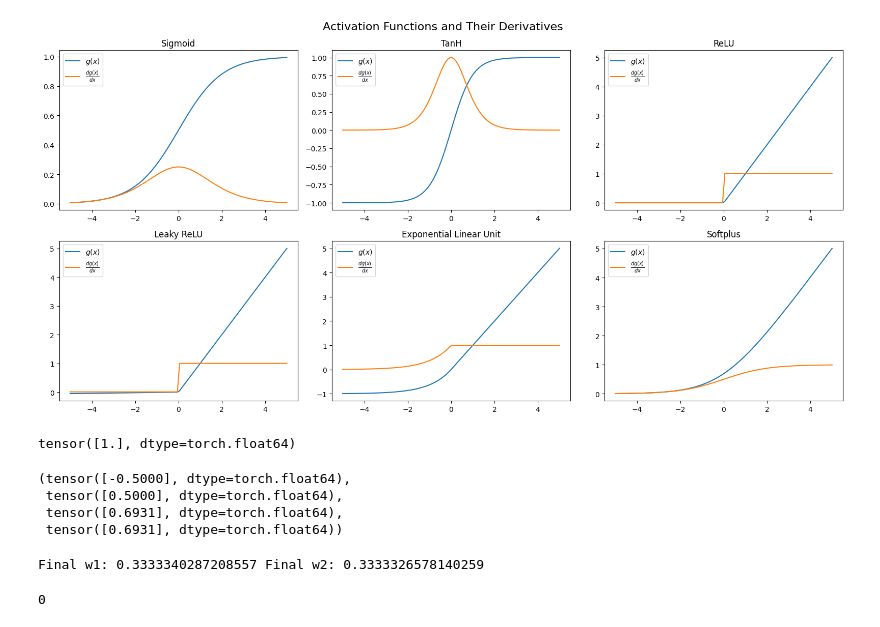
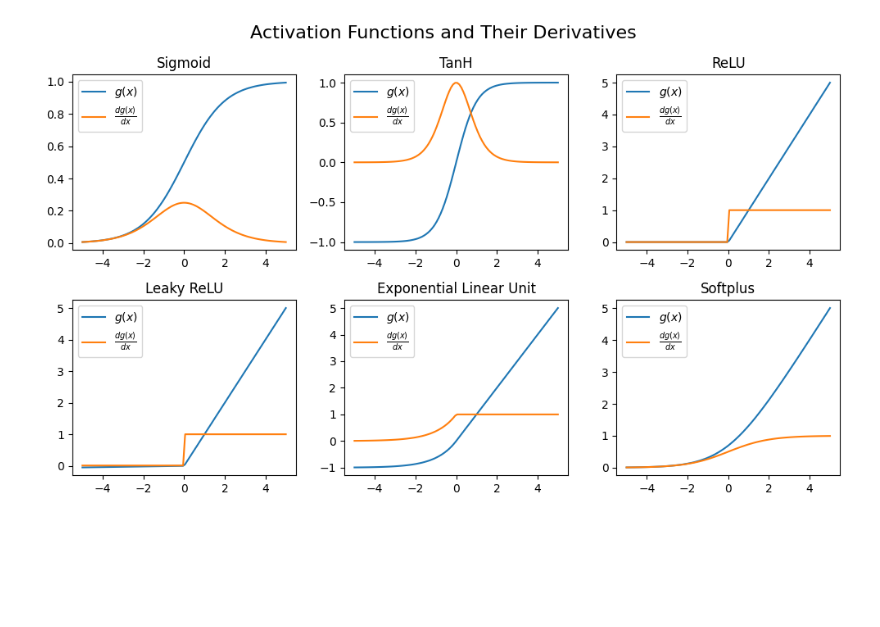
Before and after one commit to sharatsachin/bits-wilp, a Jupyter notebook: Semester 3/DL/DL_Notes.ipynb, the cells around one changed output. Drawn from its saved outputs; the diff is of its cells as text; code cells hidden in the pictures; blank space fills up the shorter version.

```diff
--- a/Semester 3/DL/DL_Notes.ipynb
+++ b/Semester 3/DL/DL_Notes.ipynb
@@ -181,32 +181,32 @@ def derivatives(name, x, alpha1=0.01, alpha2=1.0):
         return np.where(x > 0, 1, 0)
     elif name == 'leaky_relu':
         return np.where(x > 0, 1, alpha1)
     elif name == 'elu':
         return np.where(x > 0, 1, alpha2 * np.exp(x))
     elif name == 'softplus':
         return activations('sigmoid', x)
 
 names = {
     'sigmoid': 'Sigmoid',
     'tanh': 'TanH',
     'relu': 'ReLU',
     'leaky_relu': 'Leaky ReLU',
     'elu': 'Exponential Linear Unit',
     'softplus': 'Softplus'
 }
 
-fig, axes = plt.subplots(2, 3, figsize=(16, 8))
+fig, axes = plt.subplots(2, 3, figsize=(10, 6))
 fig.suptitle('Activation Functions and Their Derivatives', fontsize=16)
 
 for i, f in enumerate(names.keys()):
     x = np.linspace(-5, 5, 100)
     axes.flat[i].plot(x, activations(f, x), label='$g(x)$')
     axes.flat[i].plot(x, derivatives(f, x), label='$\\frac{dg(x)}{dx}$')
     axes.flat[i].set_title(names[f])
     axes.flat[i].legend()
 
 
 plt.tight_layout()
 plt.show()
 # %% [output]
-[figure, old version]
+[figure, new version]
@@ -215,64 +212,0 @@ import torch
-# %%
-x = torch.Tensor([0.0]).double()
-x.requires_grad = True
-f = (torch.exp(x) - torch.exp(-x)) / (torch.exp(x) + torch.exp(-x))
-f.backward()
-print(x.grad)
-# %% [output]
-tensor([1.], dtype=torch.float64)
-# %%
-z1 = torch.tensor([0.0], requires_grad=True, dtype=torch.double)
-z2 = torch.tensor([0.0], requires_grad=True, dtype=torch.double)
-d1 = torch.tensor([1.0], requires_grad=True, dtype=torch.double)
-d2 = torch.tensor([0.0], requires_grad=True, dtype=torch.double)
-
-a = torch.log(torch.exp(z1) / (torch.exp(z1) + torch.exp(z2)))
-b = torch.log(torch.exp(z2) / (torch.exp(z1) + torch.exp(z2)))
-k = a * -d1 + b * -d2
-
-k.backward()
-z1.grad, z2.grad, d1.grad, d2.grad
-# %% [output]
-(tensor([-0.5000], dtype=torch.float64),
- tensor([0.5000], dtype=torch.float64),
- tensor([0.6931], dtype=torch.float64),
- tensor([0.6931], dtype=torch.float64))
-# %%
-import torch
-from torch.autograd import Variable
-
-x1 = torch.tensor([0, 1, 0, 1], dtype=torch.float32)
-x2 = torch.tensor([0, 0, 1, 1], dtype=torch.float32)
-output = torch.tensor([1, 0, 0, 1], dtype=torch.float32)
-
-w1 = Variable(torch.randn(1, requires_grad=True, dtype=torch.float32), requires_grad=True)
-w2 = Variable(torch.randn(1, requires_grad=True, dtype=torch.float32), requires_grad=True)
-lr, epochs = 0.01, 1000
-
-for _ in range(epochs):
-    y_pred = w1 * x1 + w2 * x2
-    loss = torch.sum((y_pred - output)**2)
-    loss.backward()
-    with torch.no_grad():
-        w1 -= lr * w1.grad
-        w2 -= lr * w2.grad
-        w1.grad.zero_()
-        w2.grad.zero_()
-
-print("Final w1:", w1.item(), "Final w2:", w2.item())
-# %% [output]
-Final w1: 0.3333340287208557 Final w2: 0.3333326578140259
-# %%
-x1, y1 = 0.75, 0.75
-# x1, y1 = 3, 2
-a = x1 * 0 + x2 * 1
-a = 1 if a >= 0 else 0
-b = x1 * 1 + x2 * -1
-b = 1 if b >= 0 else 0
-c = x1 * 1 + x2 * 1
-c = 1 if c >= 4 else 0
-y = a * 1 + b * -1 + c * -1
-y = 1 if y >= 1 else 0
-print(y)
-# %% [output]
-0
```
Also changed, not shown: parts of 5 cells of this notebook, 1 other file.
